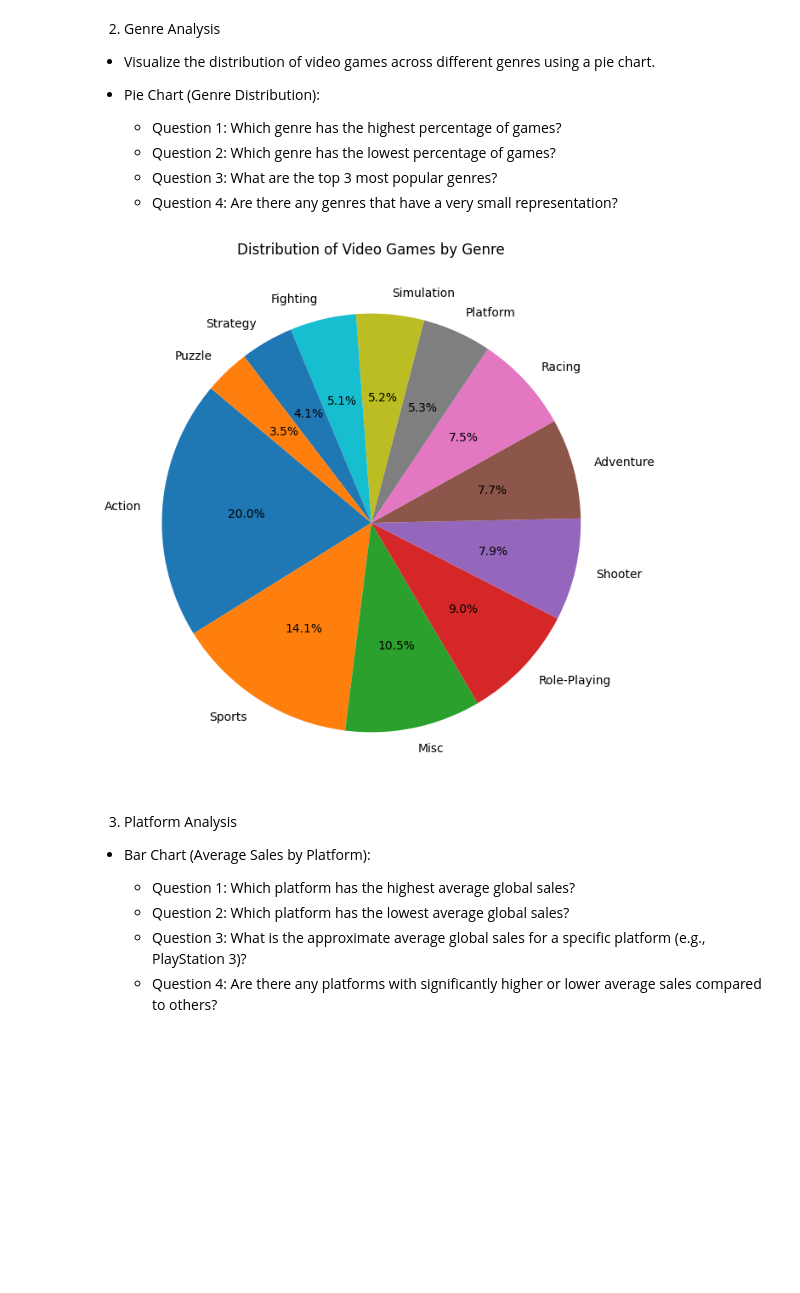
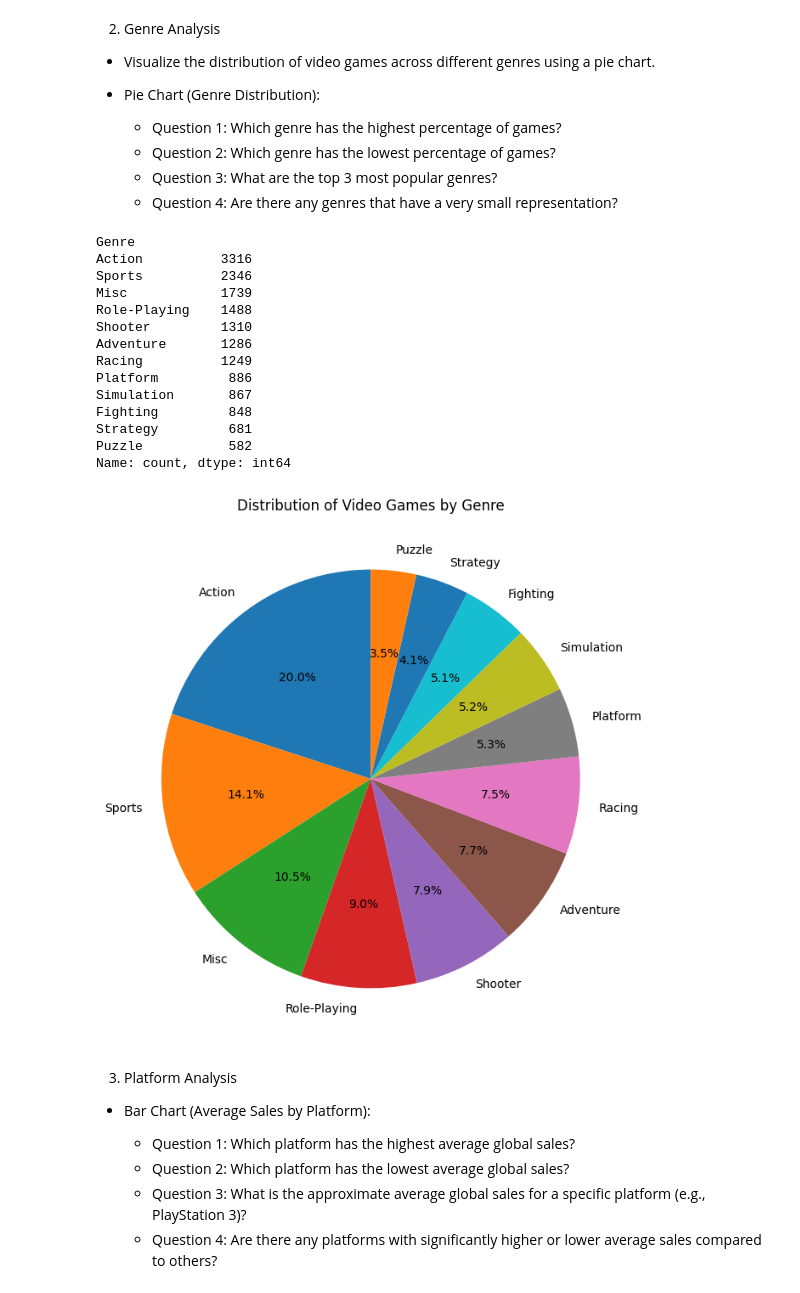
Before and after one commit to ShilpaVasista/Exploratory-Data-Analytics, a Jupyter notebook: EDA_Lab_3_Solution.ipynb, the cells around one changed output. Saved outputs shown, nothing was run; the diff lists cells and outputs as text; code cells hidden in the pictures; blank space fills up the shorter version.

```diff
--- a/EDA_Lab_3_Solution.ipynb
+++ b/EDA_Lab_3_Solution.ipynb
@@ -51,14 +51,28 @@ df.head(10)
 # %%
 # Group by genre and count the number of games in each
 genre_distribution = df['Genre'].value_counts()
-
+print(genre_distribution)
 # Plot the pie chart
 plt.figure(figsize=(8, 8))
-plt.pie(genre_distribution, labels=genre_distribution.index, autopct='%1.1f%%', startangle=140)
+plt.pie(genre_distribution, labels=genre_distribution.index, autopct='%1.1f%%', startangle=90)
 plt.title('Distribution of Video Games by Genre')
 plt.show()
 # %% [output]
+Genre
+Action          3316
+Sports          2346
+Misc            1739
+Role-Playing    1488
+Shooter         1310
+Adventure       1286
+Racing          1249
+Platform         886
+Simulation       867
+Fighting         848
+Strategy         681
+Puzzle           582
+Name: count, dtype: int64
-[figure, old version]
+[figure, new version]
 # %% [markdown]
 3. Platform Analysis
 - Bar Chart (Average Sales by Platform):
```
Also changed, not shown: parts of 2 cells of this notebook.
